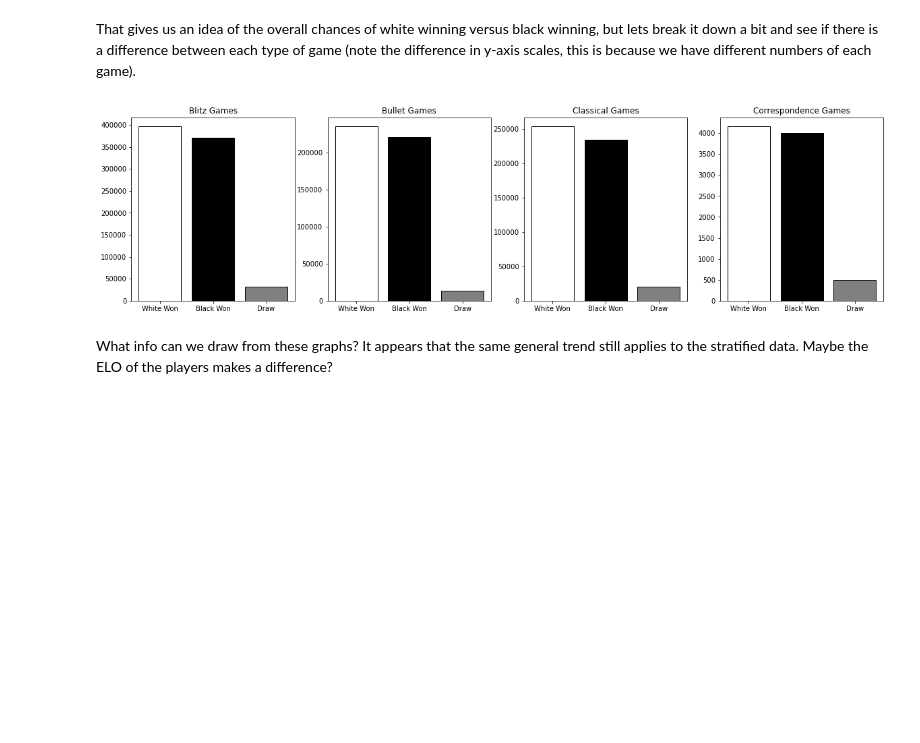
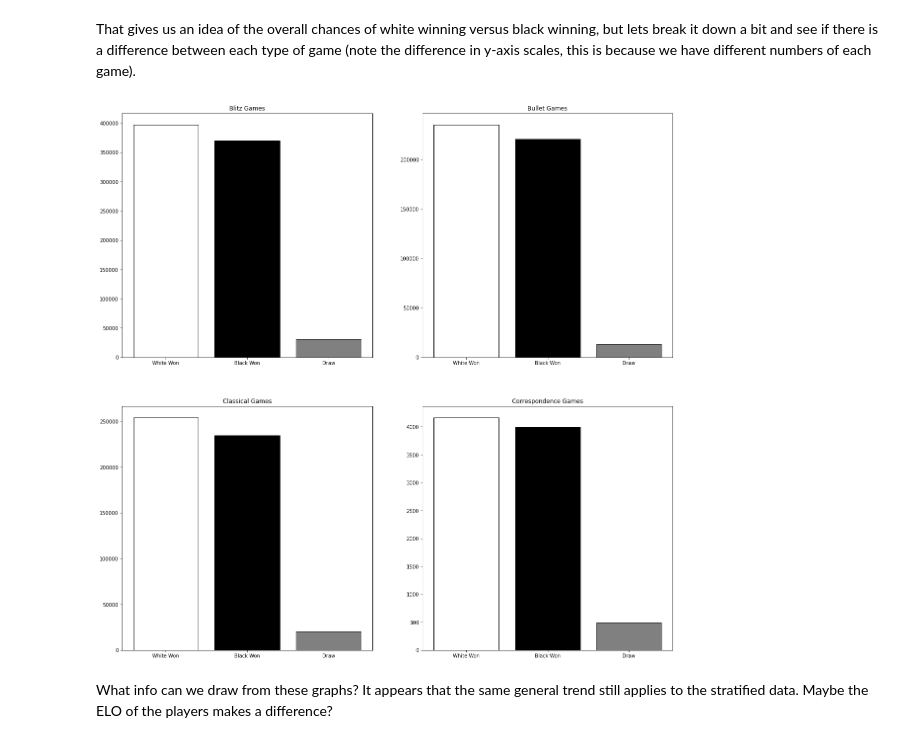
Before and after one commit to silas-wunder/Data-Wrangling-Final-Project, a Jupyter notebook: data_analysis.ipynb, the cells around one changed output. Cells and saved outputs as stored; diff of their text form; code cells hidden in the pictures; blank space fills up the shorter version.

Commit message:
redid visuals and added elo diff by game type

```diff
--- a/data_analysis.ipynb
+++ b/data_analysis.ipynb
@@ -25,37 +33,37 @@ That gives us an idea of the overall chances of white winning versus black winni
 # %%
 labels = np.unique(data['Game Type'])
 whiteWon0 = len(data.loc[(data['Game Type'] == labels[0]) & (data['Result'] == '1-0')])
 blackWon0 = len(data.loc[(data['Game Type'] == labels[0]) & (data['Result'] == '0-1')])
 draw0 = len(data.loc[(data['Game Type'] == labels[0]) & (data['Result'] == '1/2-1/2')])
 whiteWon1 = len(data.loc[(data['Game Type'] == labels[1]) & (data['Result'] == '1-0')])
 blackWon1 = len(data.loc[(data['Game Type'] == labels[1]) & (data['Result'] == '0-1')])
 draw1 = len(data.loc[(data['Game Type'] == labels[1]) & (data['Result'] == '1/2-1/2')])
 whiteWon2 = len(data.loc[(data['Game Type'] == labels[2]) & (data['Result'] == '1-0')])
 blackWon2 = len(data.loc[(data['Game Type'] == labels[2]) & (data['Result'] == '0-1')])
 draw2 = len(data.loc[(data['Game Type'] == labels[2]) & (data['Result'] == '1/2-1/2')])
 whiteWon3 = len(data.loc[(data['Game Type'] == labels[3]) & (data['Result'] == '1-0')])
 blackWon3 = len(data.loc[(data['Game Type'] == labels[3]) & (data['Result'] == '0-1')])
 draw3 = len(data.loc[(data['Game Type'] == labels[3]) & (data['Result'] == '1/2-1/2')])
 
-fig, axs = plt.subplots(1, 4, figsize=(20,5))
-axs[0].bar('White Won', whiteWon0, color='white', edgecolor='black')
-axs[0].bar('Black Won', blackWon0, color='black', edgecolor='black')
-axs[0].bar('Draw', draw0, color='gray', edgecolor='black')
-axs[0].set_title(f'{labels[0]} Games')
-axs[1].bar('White Won', whiteWon1, color='white', edgecolor='black')
-axs[1].bar('Black Won', blackWon1, color='black', edgecolor='black')
-axs[1].bar('Draw', draw1, color='gray', edgecolor='black')
-axs[1].set_title(f'{labels[1]} Games')
-axs[2].bar('White Won', whiteWon2, color='white', edgecolor='black')
-axs[2].bar('Black Won', blackWon2, color='black', edgecolor='black')
-axs[2].bar('Draw', draw2, color='gray', edgecolor='black')
-axs[2].set_title(f'{labels[2]} Games')
-axs[3].bar('White Won', whiteWon3, color='white', edgecolor='black')
-axs[3].bar('Black Won', blackWon3, color='black', edgecolor='black')
-axs[3].bar('Draw', draw3, color='gray', edgecolor='black')
-axs[3].set_title(f'{labels[3]} Games');
+fig, axs = plt.subplots(2, 2, figsize=(20,20))
+axs[0,0].bar('White Won', whiteWon0, color='white', edgecolor='black')
+axs[0,0].bar('Black Won', blackWon0, color='black', edgecolor='black')
+axs[0,0].bar('Draw', draw0, color='gray', edgecolor='black')
+axs[0,0].set_title('Blitz Games')
+axs[0,1].bar('White Won', whiteWon1, color='white', edgecolor='black')
+axs[0,1].bar('Black Won', blackWon1, color='black', edgecolor='black')
+axs[0,1].bar('Draw', draw1, color='gray', edgecolor='black')
+axs[0,1].set_title('Bullet Games')
+axs[1,0].bar('White Won', whiteWon2, color='white', edgecolor='black')
+axs[1,0].bar('Black Won', blackWon2, color='black', edgecolor='black')
+axs[1,0].bar('Draw', draw2, color='gray', edgecolor='black')
+axs[1,0].set_title('Classical Games')
+axs[1,1].bar('White Won', whiteWon3, color='white', edgecolor='black')
+axs[1,1].bar('Black Won', blackWon3, color='black', edgecolor='black')
+axs[1,1].bar('Draw', draw3, color='gray', edgecolor='black')
+axs[1,1].set_title('Correspondence Games');
 # %% [output]
-[figure, old version]
+[figure, new version]
 # %% [markdown]
 What info can we draw from these graphs? It appears that the same general trend still applies to the stratified data. Maybe the ELO of the players makes a difference?
 # %%
```
Also changed, not shown: parts of 5 cells of this notebook.
